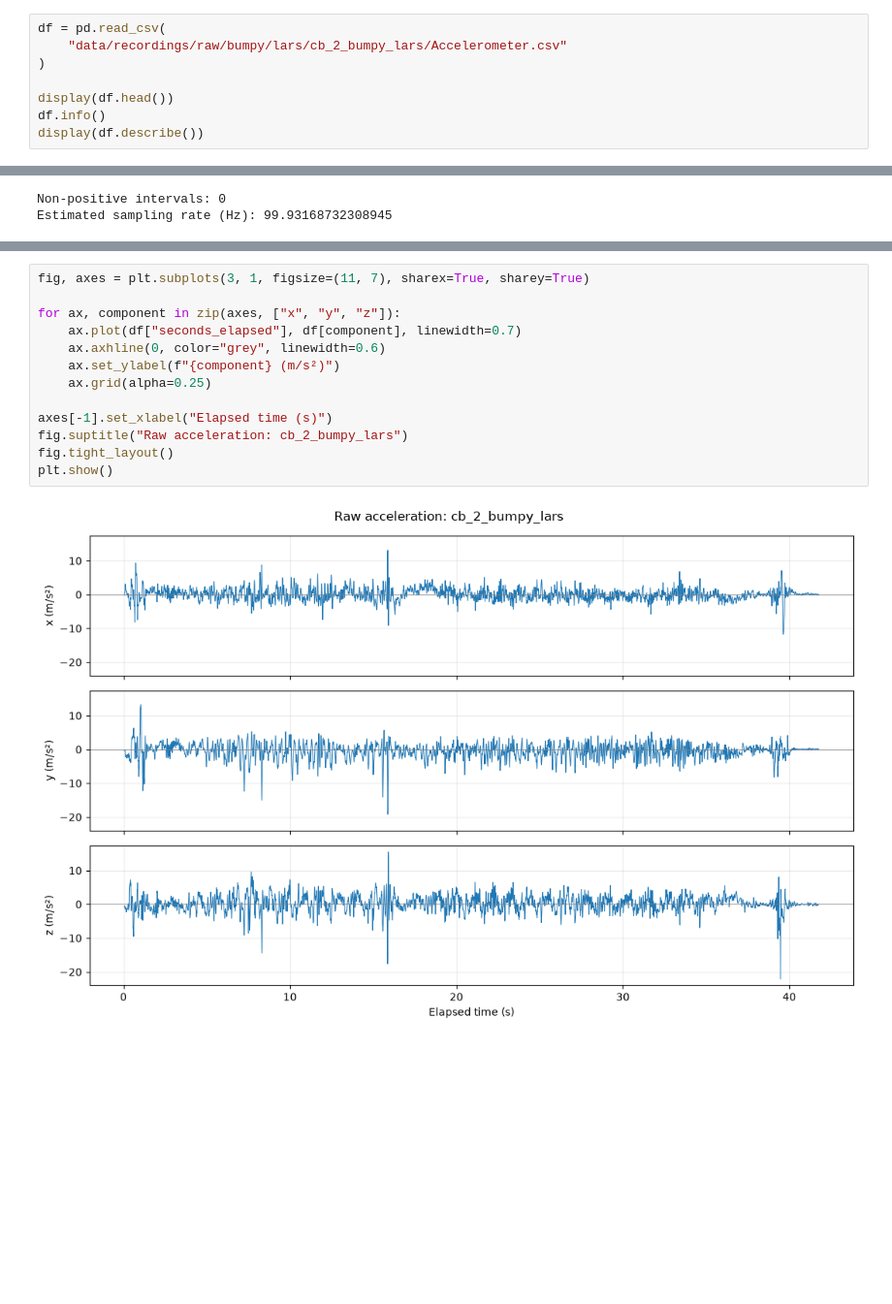
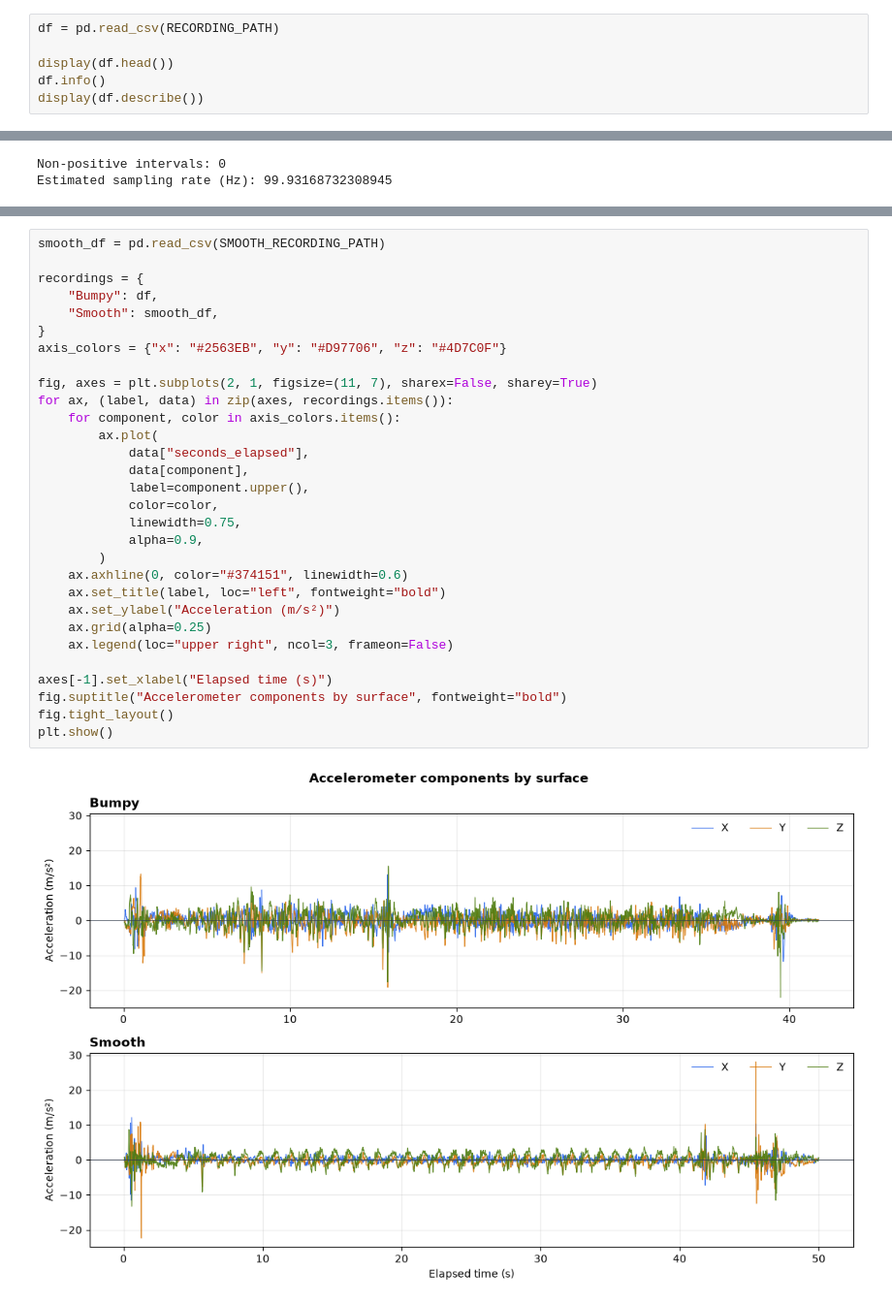
Before and after one commit to LarsHeijnennn/DataAnalysis-LearningMethods, a Jupyter notebook: version1.ipynb, the cells around one changed output, grey strips where cells are left out. Shown at 97% size. Drawn from its saved outputs; the diff is of its cells as text; blank space fills up the shorter version.

```diff
--- a/version1.ipynb
+++ b/version1.ipynb
@@ -14,9 +34,7 @@ import matplotlib.pyplot as plt
 
 Inspect the first rows, column types, and descriptive statistics to understand the measurements before preprocessing.
 # %%
-df = pd.read_csv(
-    "data/recordings/raw/bumpy/lars/cb_2_bumpy_lars/Accelerometer.csv"
-)
+df = pd.read_csv(RECORDING_PATH)
 
 display(df.head())
 df.info()
@@ -101,16 +215,33 @@ Plot each acceleration axis against elapsed time to inspect fluctuations and iso
 # %%
-fig, axes = plt.subplots(3, 1, figsize=(11, 7), sharex=True, sharey=True)
+smooth_df = pd.read_csv(SMOOTH_RECORDING_PATH)
 
-for ax, component in zip(axes, ["x", "y", "z"]):
-    ax.plot(df["seconds_elapsed"], df[component], linewidth=0.7)
-    ax.axhline(0, color="grey", linewidth=0.6)
-    ax.set_ylabel(f"{component} (m/s²)")
+recordings = {
+    "Bumpy": df,
+    "Smooth": smooth_df,
+}
+axis_colors = {"x": "#2563EB", "y": "#D97706", "z": "#4D7C0F"}
+
+fig, axes = plt.subplots(2, 1, figsize=(11, 7), sharex=False, sharey=True)
+for ax, (label, data) in zip(axes, recordings.items()):
+    for component, color in axis_colors.items():
+        ax.plot(
+            data["seconds_elapsed"],
+            data[component],
+            label=component.upper(),
+            color=color,
+            linewidth=0.75,
+            alpha=0.9,
+        )
+    ax.axhline(0, color="#374151", linewidth=0.6)
+    ax.set_title(label, loc="left", fontweight="bold")
+    ax.set_ylabel("Acceleration (m/s²)")
     ax.grid(alpha=0.25)
+    ax.legend(loc="upper right", ncol=3, frameon=False)
 
 axes[-1].set_xlabel("Elapsed time (s)")
-fig.suptitle("Raw acceleration: cb_2_bumpy_lars")
+fig.suptitle("Accelerometer components by surface", fontweight="bold")
 fig.tight_layout()
 plt.show()
 # %% [output]
-[figure, old version]
+[figure, new version]
 # %% [markdown]
```
Also changed, not shown: parts of 14 cells of this notebook.
